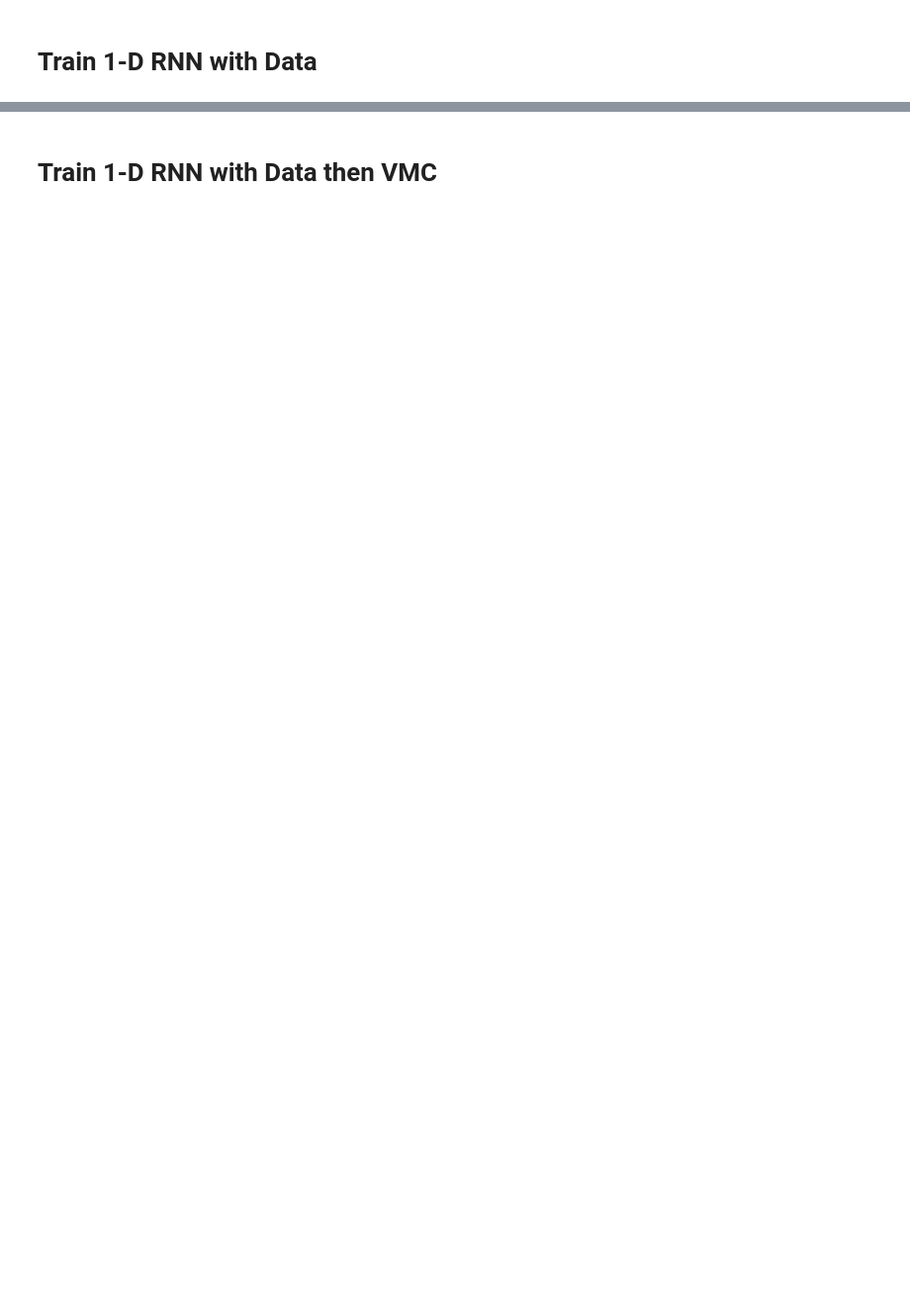
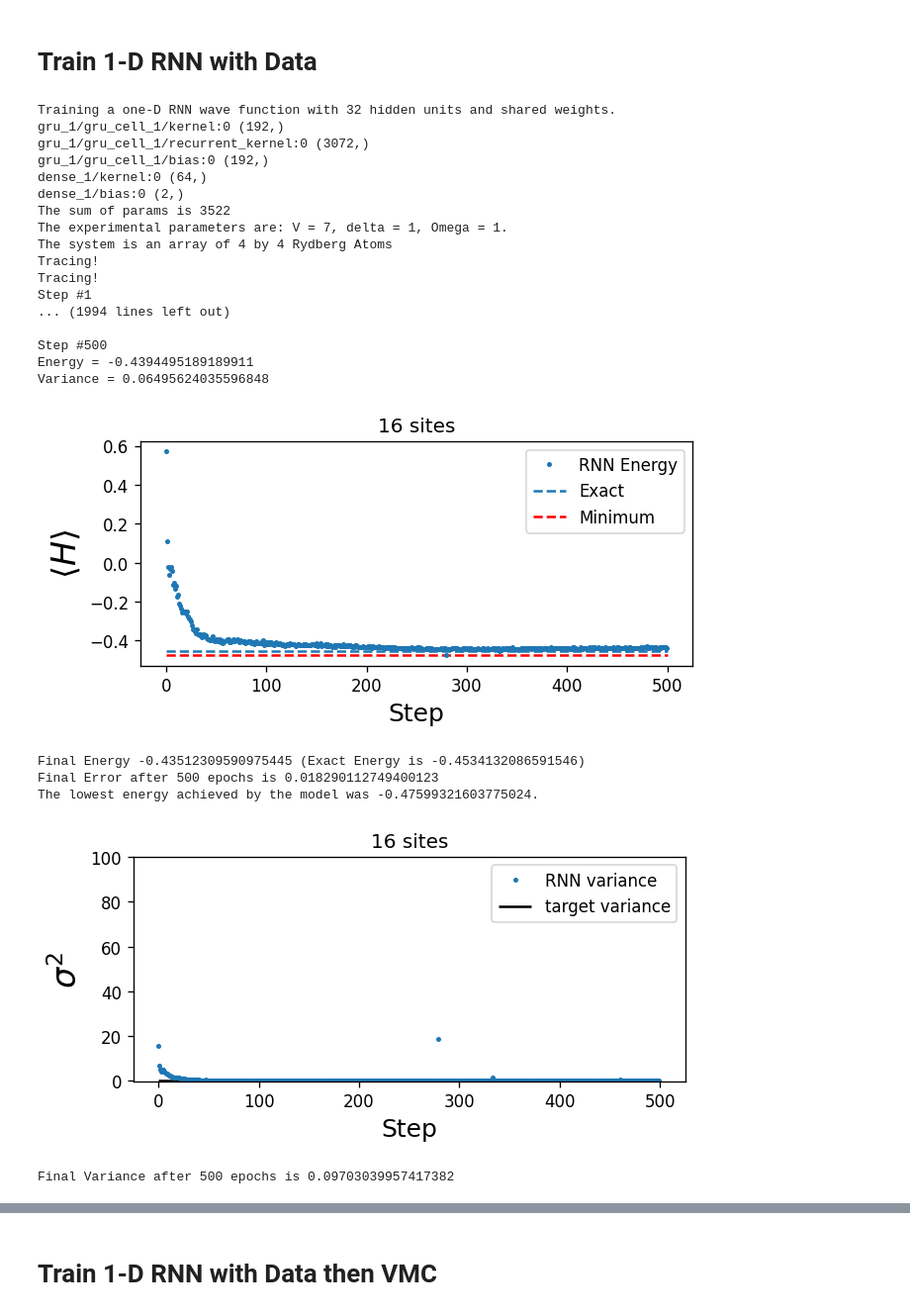
Before and after one commit to slattekr/RydbergStateReReconstruction, a Jupyter notebook: Mary/Demo.ipynb, the cells around one changed output, grey strips where cells are left out. Shown at 99% size. Saved outputs shown, nothing was run; the diff lists cells and outputs as text; code cells hidden in the pictures; blank space fills up the shorter version.

```diff
--- a/Mary/Demo.ipynb
+++ b/Mary/Demo.ipynb
@@ -69,42 +80,70 @@ Variance = 0.43408143520355225
 # %% [markdown]
 # Train 1-D RNN with Data
 # %%
+"""This function will exclusively train the RNN on Quantum Monte Carlo data."""
 from train_data import Train_w_Data
 
 energy = []
 variance = []
 cost = []
 
 def main():
     config = {
-        'name': 'test', # A very random name for each experiment
+        'name': 'test', # Can name each experiment so that results saved in a unique directory
+
+        #System Parameters
         'Lx': 4,  # number of sites in x-direction
         'Ly': 4,  # number of sites in the y-direction
         'V': 7,
         'Omega': 1,
         'delta': 1,
 
-        'nh': 32,  # number of memory/hidden units
+        #RNN Parameters
+        'RNN': 'OneD', # eventually, we can look at TwoD RNNs
+        'nh': 32,  # number of hidden units
         'lr': 1e-3,  # learning rate
         'weight_sharing': True,
-        'trunc': 100,
+        'trunc': 100, # has to do with interactions between Rydberg atoms
         'seed': 1234,
 
-        'RNN': 'OneD',
-        'VMC_epochs':0,
+        #Training Parameters
+        'VMC_epochs':0, # should be zero when training with Data only
         'Data_epochs':500,
+        'ns': 1000,
+        'batch_size': 100, # number of data points presented to RNN at a time
+        'data_step': 100, # used to generate a dataset without autocorrelated samples (bc QMC data)
 
-        'ns': 1000,
-        'batch_size': 100,
-        'data_step': 100,
-
-        'Print':True,
-        'Write_Data': False,
-        'Plot': True
+        'Print':True, # print energy, var, etc. at each step
+        'Write_Data': False, # save results (helpful when going to larger systems)
+        'Plot': True # plot training curves
         }
 
-    return Train_w_Data(config,energy,variance,cost)
+    return Train_w_Data(config,energy,variance,cost) # make sure this is the same function that is imported above
 
 
 if __name__ == "__main__":
-    model,e,v,c = main()
+    model,e,v,c = main() # can also access e, v, c and make new plots after training is complete (ie to zoom in)
+# %% [output]
+Training a one-D RNN wave function with 32 hidden units and shared weights.
+gru_1/gru_cell_1/kernel:0 (192,)
+gru_1/gru_cell_1/recurrent_kernel:0 (3072,)
+gru_1/gru_cell_1/bias:0 (192,)
+dense_1/kernel:0 (64,)
+dense_1/bias:0 (2,)
+The sum of params is 3522
+The experimental parameters are: V = 7, delta = 1, Omega = 1.
+The system is an array of 4 by 4 Rydberg Atoms
+Tracing!
+Tracing!
+Step #1
+... (1994 lines left out)
+
+Step #500
+Energy = -0.4394495189189911
+Variance = 0.06495624035596848
+[figure, added]
+Final Energy -0.43512309590975445 (Exact Energy is -0.4534132086591546)
+Final Error after 500 epochs is 0.018290112749400123
+The lowest energy achieved by the model was -0.47599321603775024.
+[figure, added]
+Final Variance after 500 epochs is 0.09703039957417382
```
Also changed, not shown: parts of 3 cells of this notebook.
